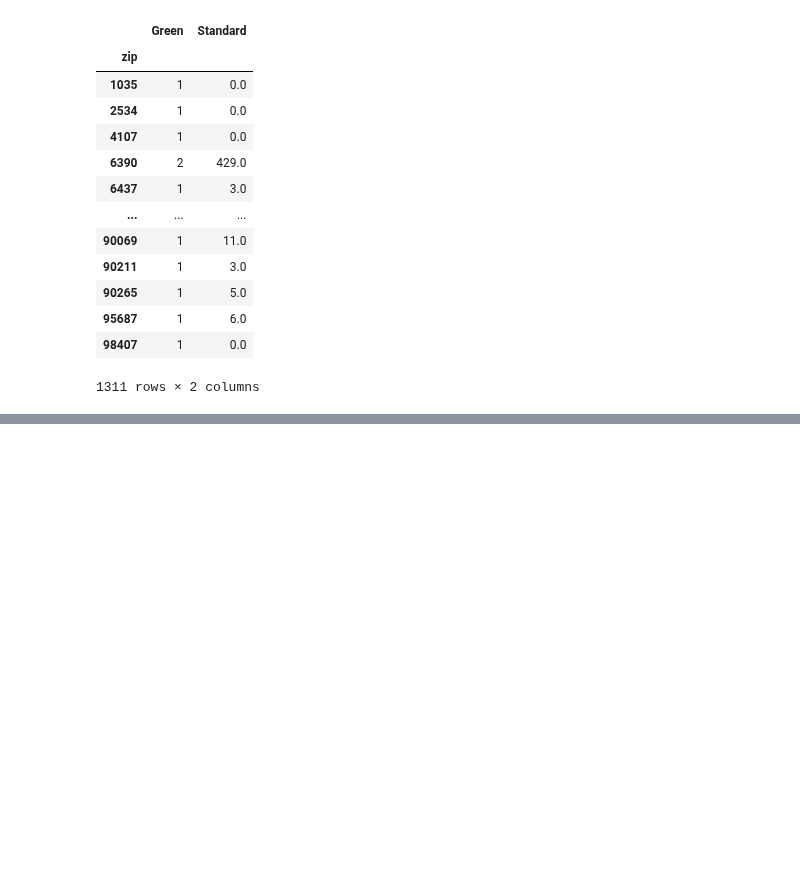
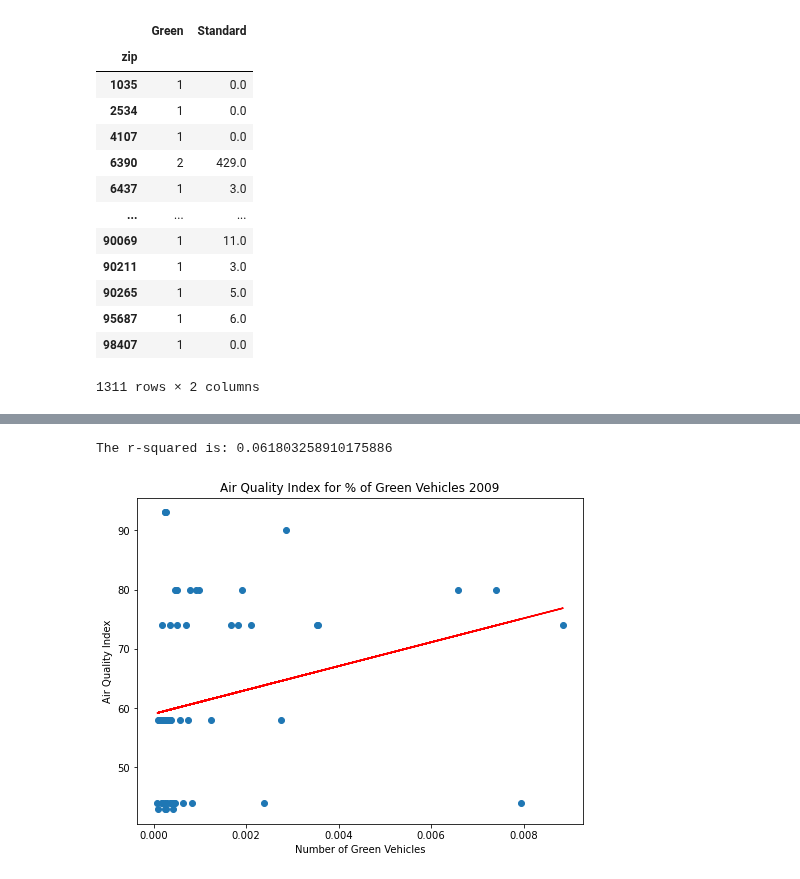
Before and after one commit to paloni-dotcom/Se7en, a Jupyter notebook: Hybrid_vs_Standard.ipynb, the cells around one changed output, grey strips where cells are left out. Drawn from its saved outputs; the diff is of its cells as text; code cells hidden in the pictures; blank space fills up the shorter version.

Commit message:
initial plotting

```diff
--- a/Hybrid_vs_Standard.ipynb
+++ b/Hybrid_vs_Standard.ipynb
@@ -219,0 +242,29 @@ print(f'2009- {max_2009} | 2015- {max_2015} | 2020- {max_2020} ')
+# %%
+#Scatter Plots (Function written by Deepa)
+# function to plot a multi box plot
+# requires group, title, y-axis label, filename to store png
+
+def scatter_plot(x_values, y_values, title, x_label, y_label, file_name):
+    # Plot the scatter plot for given year
+    plt.figure(figsize=(8,6))
+    plt.scatter(x_values, y_values)
+
+    # Plot the linear regression model
+    (slope, intercept, rvalue, pvalue, stderr) = st.linregress(x_values, y_values)
+    regress_values = x_values * slope + intercept
+    line_eq = "y = " + str(round(slope,2)) + "x + " + str(round(intercept,2))
+    plt.plot(x_values, regress_values, "r-")
+#    plt.annotate(line_eq, (min(x_values)+10, min(y_values)+10),fontsize=15,color="red")
+
+    # Set the title and axis labels
+    plt.title(title)
+    plt.xlabel(x_label)
+    plt.ylabel(y_label)
+
+    # Calculate the correlation coefficient
+    print(f"The r-squared is: {rvalue**2}")
+
+    # save to file
+    plt.savefig(file_name, bbox_inches="tight", pad_inches=.3)
+
+    plt.show()
@@ -219,0 +289,19 @@ print(f'2009- {max_2009} | 2015- {max_2015} | 2020- {max_2020} ')
+# %%
+# plot scatter plot percent of green vehciles vs. AQI (2009)
+
+# set x-values as age of vehile and y-values are AQI
+x_values = veh_aqi_2009['% Green']
+y_values = veh_aqi_2009['AQI']
+
+# give a title, x-label and y-label
+title = f"Air Quality Index for % of Green Vehicles 2009"
+x_label = "Number of Green Vehicles"
+y_label = "Air Quality Index"
+
+# filename to store the .png file
+file_name = f"Images/AQI_Green_Percent_2009.png"
+
+scatter_plot(x_values, y_values, title, x_label, y_label, file_name)
+# %% [output]
+The r-squared is: 0.061803258910175886
+[figure, added]
```
Also changed, not shown: parts of 9 cells of this notebook, 5 other files.
